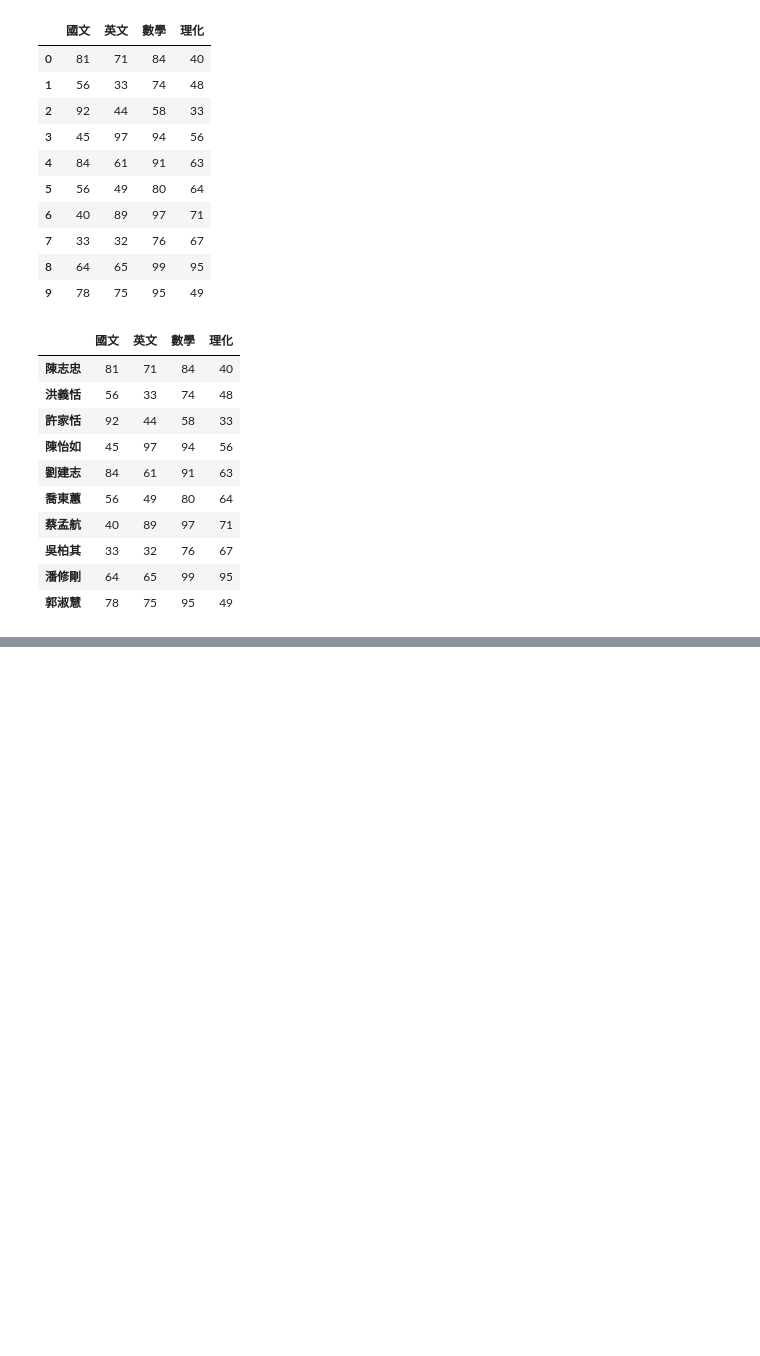
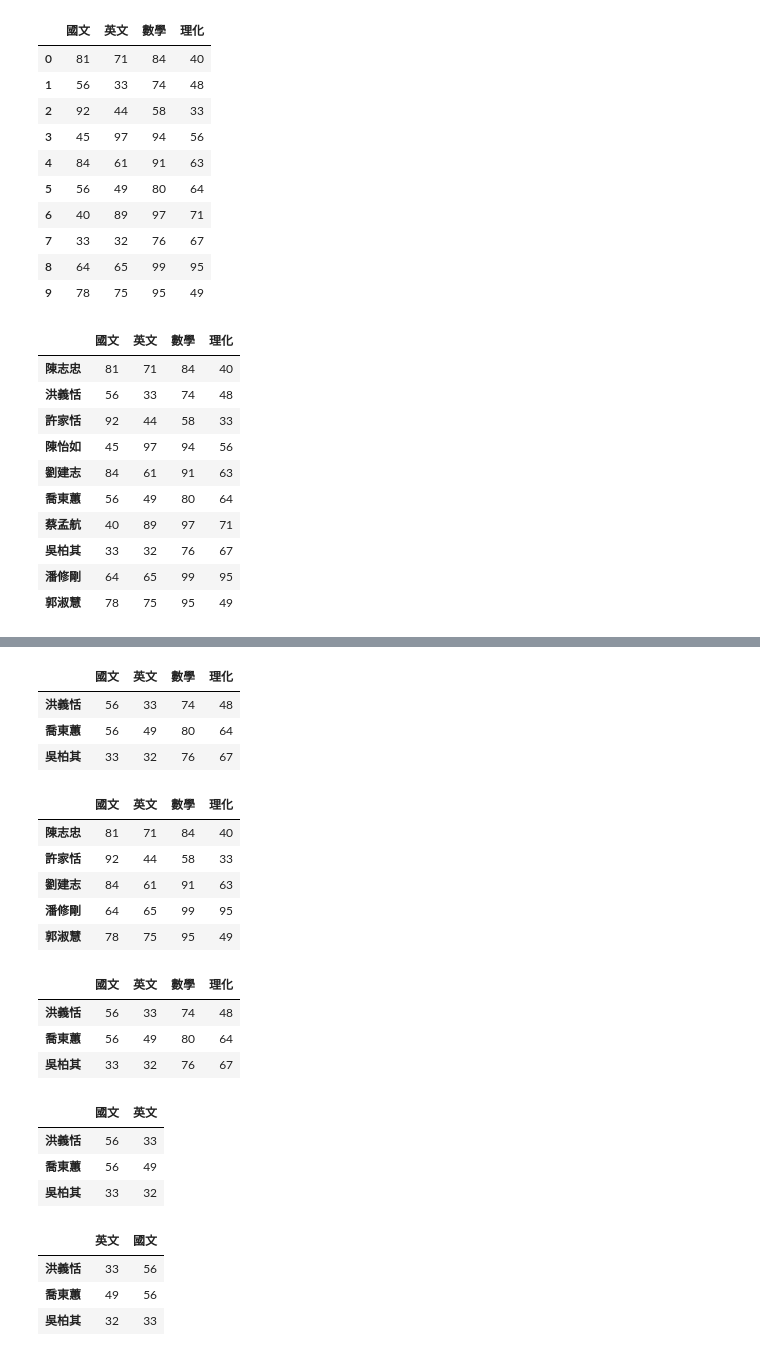
Before and after one commit to vcdemy/20240319, a Jupyter notebook: 20240319筆記.ipynb, the cells around one changed output, grey strips where cells are left out. Drawn from its saved outputs; the diff is of its cells as text; code cells hidden in the pictures; blank space fills up the shorter version.

```diff
--- a/20240319筆記.ipynb
+++ b/20240319筆記.ipynb
@@ -785,0 +831,37 @@ df
+# %%
+df[(df['國文'] < 60) & (df['英文'] < 60)]
+# %% [output]
+|  | 國文 | 英文 | 數學 | 理化 |
+| 洪義恬 | 56 | 33 | 74 | 48 |
+| 喬東蕙 | 56 | 49 | 80 | 64 |
+| 吳柏其 | 33 | 32 | 76 | 67 |
+# %%
+df[~(df['國文'] < 60)]
+# %% [output]
+|  | 國文 | 英文 | 數學 | 理化 |
+| 陳志忠 | 81 | 71 | 84 | 40 |
+| 許家恬 | 92 | 44 | 58 | 33 |
+| 劉建志 | 84 | 61 | 91 | 63 |
+| 潘修剛 | 64 | 65 | 99 | 95 |
+| 郭淑慧 | 78 | 75 | 95 | 49 |
+# %%
+df[(df['國文'] < 60) & (df['英文'] < 60)]
+# %% [output]
+|  | 國文 | 英文 | 數學 | 理化 |
+| 洪義恬 | 56 | 33 | 74 | 48 |
+| 喬東蕙 | 56 | 49 | 80 | 64 |
+| 吳柏其 | 33 | 32 | 76 | 67 |
+# %%
+df[(df['國文'] < 60) & (df['英文'] < 60)][['國文','英文']]
+# %% [output]
+|  | 國文 | 英文 |
+| 洪義恬 | 56 | 33 |
+| 喬東蕙 | 56 | 49 |
+| 吳柏其 | 33 | 32 |
+# %%
+df[(df['國文'] < 60) & (df['英文'] < 60)][['英文', '國文']]
+# %% [output]
+|  | 英文 | 國文 |
+| 洪義恬 | 33 | 56 |
+| 喬東蕙 | 49 | 56 |
+| 吳柏其 | 32 | 33 |
```
Also changed, not shown: parts of 5 cells of this notebook.
